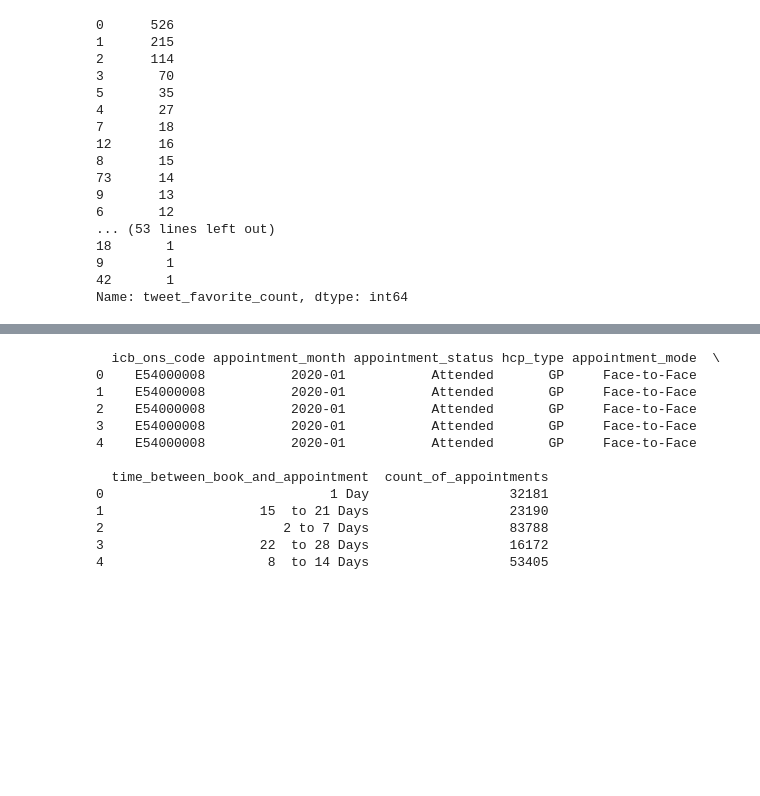
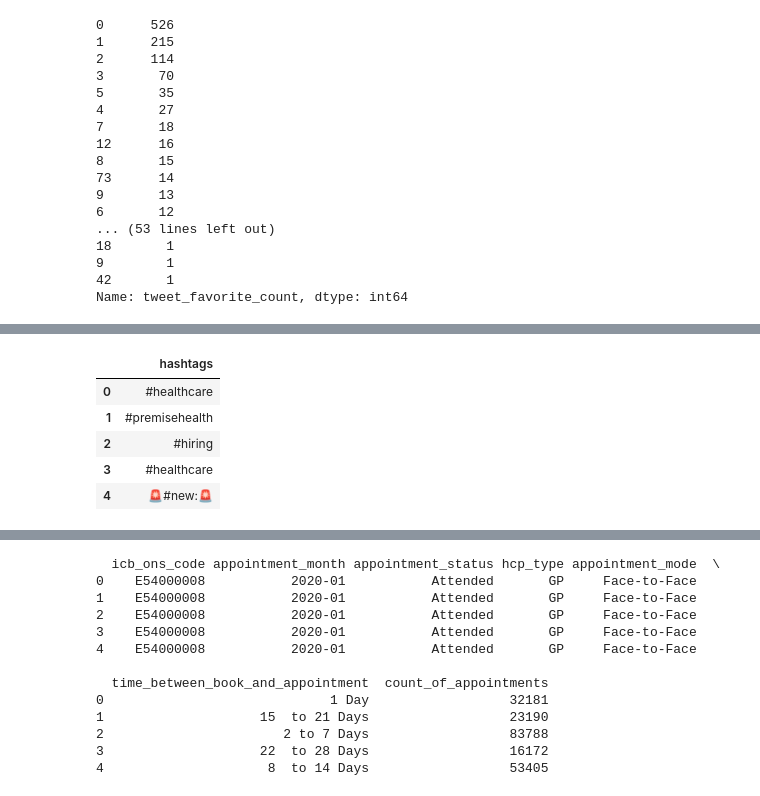
Before and after one commit to ClaireLLawrence/Lawrence_Claire_DA201_Assignment, a Jupyter notebook: Lawrence_Claire_DA201_Assignment_Notebook.ipynb, the cells around one changed output, grey strips where cells are left out. Cells and saved outputs as stored; diff of their text form; code cells hidden in the pictures; blank space fills up the shorter version.

```diff
--- a/Lawrence_Claire_DA201_Assignment_Notebook.ipynb
+++ b/Lawrence_Claire_DA201_Assignment_Notebook.ipynb
@@ -1469,0 +1493,10 @@ Actual Utilisation of Resources
+# %%
+top_tweets = top_tweets.drop(top_tweets.columns[0], axis=1)
+top_tweets.head()
+# %% [output]
+|  | hashtags |
+| 0 | #healthcare |
+| 1 | #premisehealth |
+| 2 | #hiring |
+| 3 | #healthcare |
+| 4 | 🚨#new:🚨 |
```
Also changed, not shown: parts of 11 cells of this notebook.
